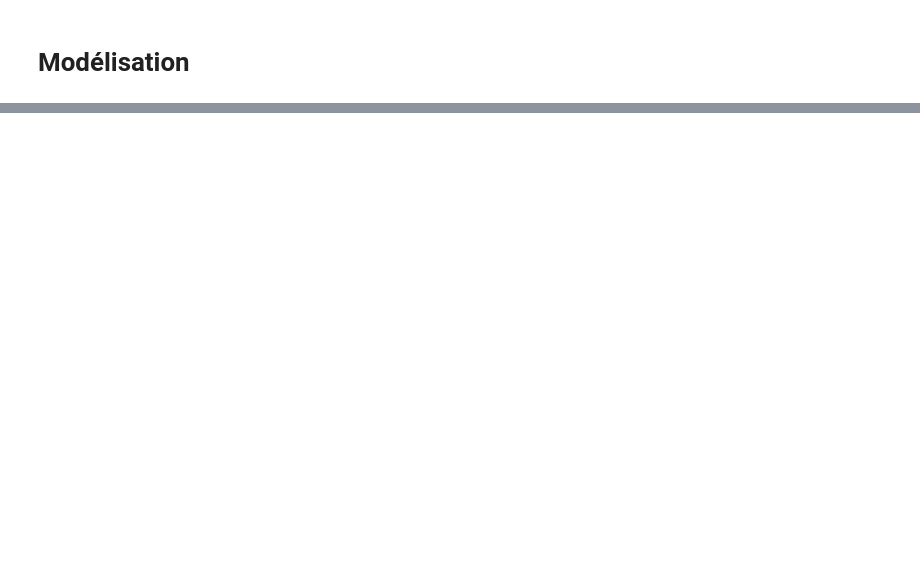
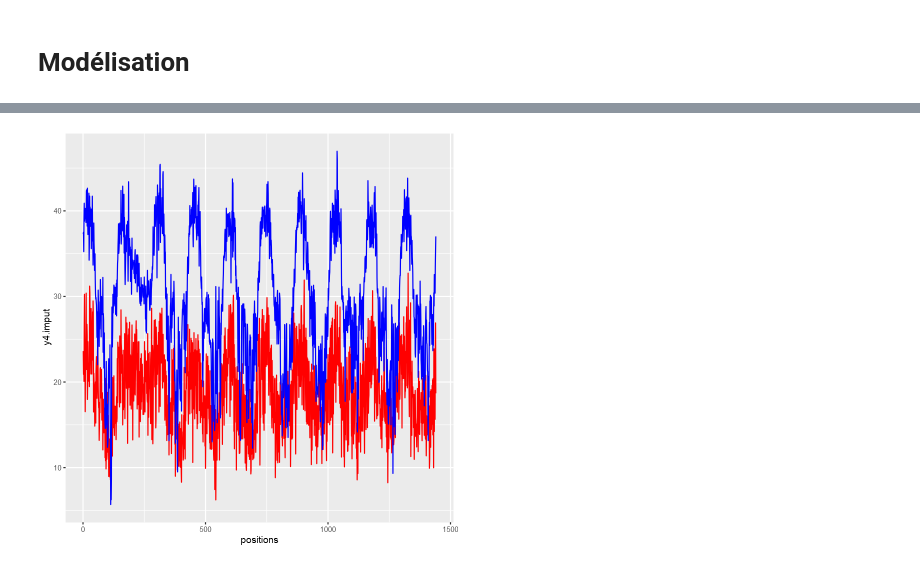
Before and after one commit to antoML/sysfac, a Jupyter notebook: NP_FM-NonNegative_NMF.ipynb, the cells around one changed output, grey strips where cells are left out. Saved outputs shown, nothing was run; the diff lists cells and outputs as text; code cells hidden in the pictures; blank space fills up the shorter version.

```diff
--- a/NP_FM-NonNegative_NMF.ipynb
+++ b/NP_FM-NonNegative_NMF.ipynb
@@ -207,0 +626,7 @@ A matrix: 6 × 1440 of type dbl
+# %%
+g4 <- ggplot(df, aes(positions))
+g4 <- g4 + geom_line(aes(y=y4.imput), colour="red")
+g4 <- g4 + geom_line(aes(y=y4.original), colour="blue")
+print(g4)
+# %% [output]
+[figure, added]
```
Also changed, not shown: parts of 42 cells of this notebook, 32 other files.
